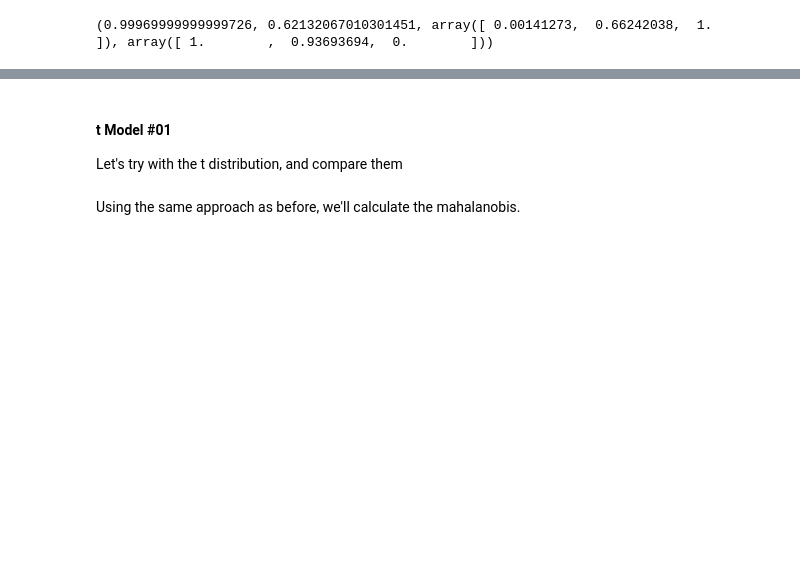
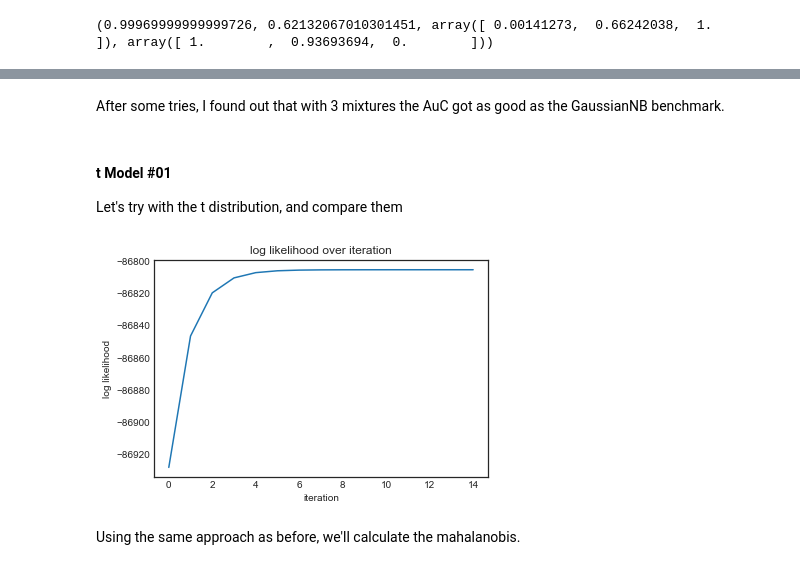
Before and after one commit to NekuSakuraba/machine-learning, a Jupyter notebook: projects/capstone/project/Project Development.ipynb, the cells around one changed output, grey strips where cells are left out. Saved outputs shown, nothing was run; the diff lists cells and outputs as text; code cells hidden in the pictures; blank space fills up the shorter version.

```diff
--- a/projects/capstone/project/Project Development.ipynb
+++ b/projects/capstone/project/Project Development.ipynb
@@ -591,4 +594,0 @@ Now, with a confidence interval of 99.97% we improved the AUC to .62
-# %%
-# estimating the parameters
-gauss_clf = GaussianMixture(n_components=2)
-gauss_clf.fit(X_resampled)
@@ -609,14 +595,29 @@ y_score = gauss_clf.score_samples(X[~y.index.isin(idxs)].as_matrix())
 # %%
-intervals = np.arange(-16.99999, -16.99990, .00001)
+mixes = np.arange(2, 7)
+track = {}
+for mix in mixes:
+    # estimating the parameters
+    gauss_clf = GaussianMixture(n_components=mix, random_state=1)
+    gauss_clf.fit(X_resampled)
 
-best = (0, 0, 0, 0)
-for interval in intervals:
-    y_pred = [1 if y_ < interval else 0 for y_ in y_score]
+    # calc the scores
+    y_score = gauss_clf.score_samples(X[~y.index.isin(idxs)].as_matrix())
 
-    auc = average_precision_score(y_true=y_true, y_score=y_pred)
+    track[mix] = {'best':(0, 0, 0, 0)}
+    rmin, rmax = -20, -10
+    step = 1.
 
-    if auc > best[1]:
-        precision, recall, _ = precision_recall_curve(y_pred, y_true)
-        best = (interval, auc, precision, recall)
+    # finding out a threshold
+    for _ in range(5):
+        intervals = np.arange(rmin, rmax, step)
+        for interval in intervals:
+            y_pred = [1 if y_ < interval else 0 for y_ in y_score]
 
-print best
+            auc = average_precision_score(y_true=y_true, y_score=y_pred)
+
+            if auc > track[mix]['best'][1]:
+                precision, recall, _ = precision_recall_curve(y_pred, y_true)
+                track[mix]['best'] = (interval, auc, precision, recall)
+        # after finding out the best interval, we try to improve by updating the intervals
+        step /= 10.
+        rmin, rmax = track[mix]['best'][0] - step*10, track[mix]['best'][0] + step*10
@@ -625,3 +647,5 @@ print best
+# %% [markdown]
+After some tries, I found out that with 3 mixtures the AuC got as good as the GaussianNB benchmark.
 # %% [markdown]
 #### t Model #01
 Let's try with the t distribution, and compare them
@@ -633,6 +657,14 @@ l = []
 for i in range(15):
     t_clf.iterate(X_resampled)
     l.append(t_clf.log_likelihood(X_resampled))
+# %%
+plt.plot(range(len(l)), l)
+plt.title('log likelihood over iteration')
+plt.ylabel('log likelihood')
+plt.xlabel('iteration')
+plt.show()
+# %% [output]
+[figure, added]
 # %% [markdown]
 Using the same approach as before, we'll calculate the mahalanobis.
 # %%
```
Also changed, not shown: parts of 61 cells of this notebook, 2 other files.
